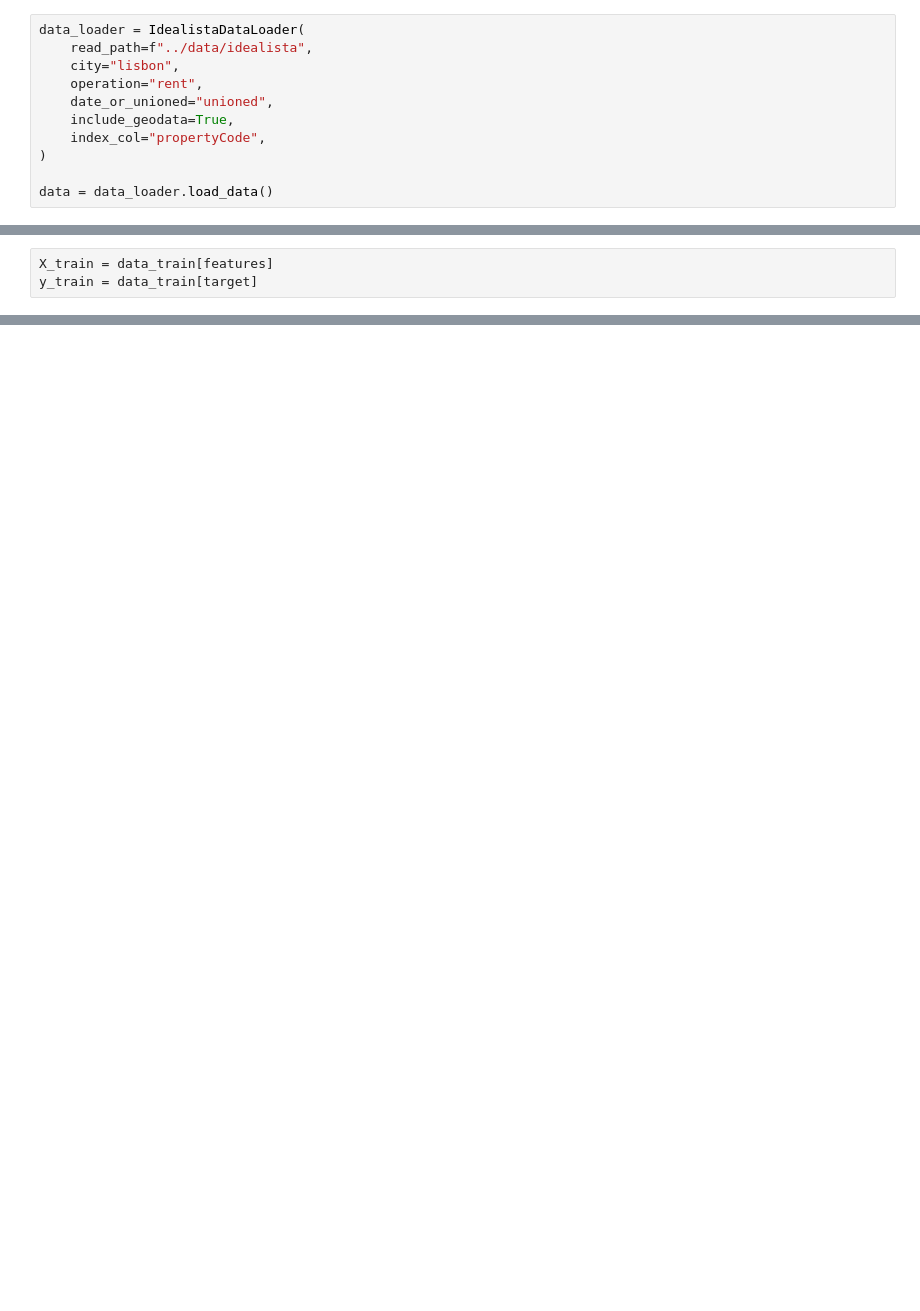
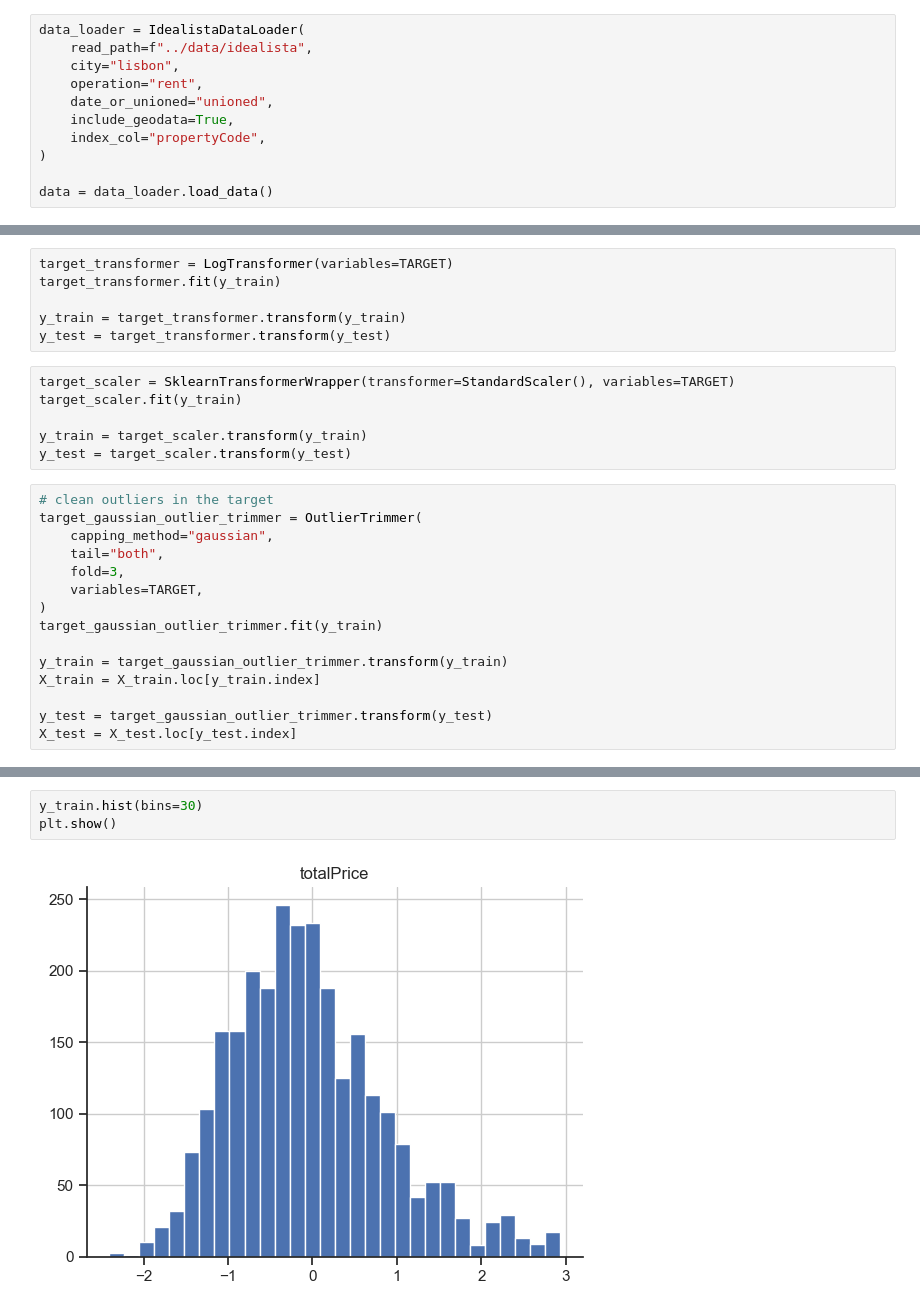
Before and after one commit to fcortevargas/housing-prices, a Jupyter notebook: notebooks/pipeline.ipynb, the cells around one changed output, grey strips where cells are left out. Saved outputs shown, nothing was run; the diff lists cells and outputs as text; blank space fills up the shorter version.

```diff
--- a/notebooks/pipeline.ipynb
+++ b/notebooks/pipeline.ipynb
@@ -650,3 +391,0 @@ all(temp.columns == features)
-# %%
-X_train = data_train[features]
-y_train = data_train[target]
@@ -736,0 +392,27 @@ plot_performance(en_model, X_train_dev, y_train_dev, X_val, y_val)
+# %%
+target_transformer = LogTransformer(variables=TARGET)
+target_transformer.fit(y_train)
+
+y_train = target_transformer.transform(y_train)
+y_test = target_transformer.transform(y_test)
+# %%
+target_scaler = SklearnTransformerWrapper(transformer=StandardScaler(), variables=TARGET)
+target_scaler.fit(y_train)
+
+y_train = target_scaler.transform(y_train)
+y_test = target_scaler.transform(y_test)
+# %%
+# clean outliers in the target
+target_gaussian_outlier_trimmer = OutlierTrimmer(
+    capping_method="gaussian",
+    tail="both",
+    fold=3,
+    variables=TARGET,
+)
+target_gaussian_outlier_trimmer.fit(y_train)
+
+y_train = target_gaussian_outlier_trimmer.transform(y_train)
+X_train = X_train.loc[y_train.index]
+
+y_test = target_gaussian_outlier_trimmer.transform(y_test)
+X_test = X_test.loc[y_test.index]
@@ -736,0 +433,5 @@ plot_performance(en_model, X_train_dev, y_train_dev, X_val, y_val)
+# %%
+y_train.hist(bins=30)
+plt.show()
+# %% [output]
+[figure, added]
```
Also changed, not shown: parts of 147 cells of this notebook, 1 other file.
